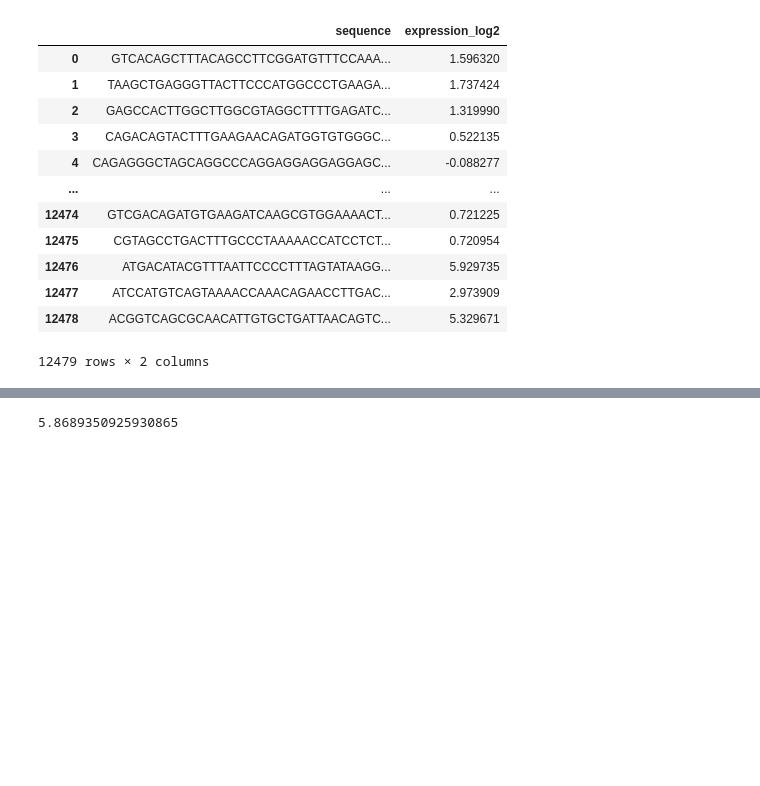
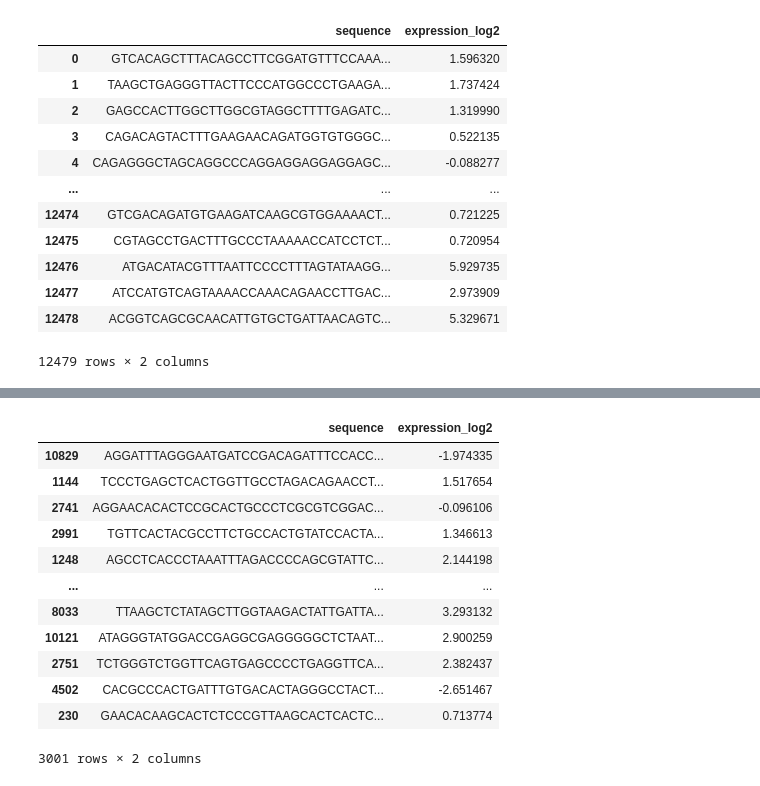
Before and after one commit to peter6866/CRX-Active-Learning, a Jupyter notebook: src/distance_uncertainty.ipynb, the cells around one changed output, grey strips where cells are left out. Cells and saved outputs as stored; diff of their text form; code cells hidden in the pictures; blank space fills up the shorter version.

```diff
--- a/src/distance_uncertainty.ipynb
+++ b/src/distance_uncertainty.ipynb
@@ -68,6 +56,27 @@ array([[-2.67608851e-01,  6.32093251e-01, -3.98190588e-01, ...,
 def euclidean_distance(a, b):
     return np.linalg.norm(a - b)
 # %%
-euclidean_distance(embeddings_mean[6],embeddings_mean[5454])
+def find_max_distance_indices(data, start_idx, num_iterations):
+    # List to store the indices of the data points
+    selected_indices = [start_idx]
+    current_point = data[start_idx]
+
+    for i in range(num_iterations):
+        max_distance = -1
+        max_distance_idx = -1
+
+        for idx, point in enumerate(data):
+            if idx not in selected_indices:
+                distance = euclidean_distance(current_point, point)
+                if distance > max_distance:
+                    max_distance = distance
+                    max_distance_idx = idx
+
+        if max_distance_idx != -1:
+            selected_indices.append(max_distance_idx)
+            current_point = data[max_distance_idx]
+        else:
+            # Break if we cannot find a point further away (although very unlikely)
+            break
+
+    return selected_indices
-# %% [output]
-5.8689350925930865
@@ -79,0 +83,21 @@ def cosine_similarity(a, b):
+# %%
+selected_indices = find_max_distance_indices(embeddings_mean, 10829, 3000)
+# %%
+selected_indices = np.array(selected_indices)
+# %%
+largest_seqs = df.iloc[selected_indices]
+largest_seqs
+# %% [output]
+|  | sequence | expression_log2 |
+| 10829 | AGGATTTAGGGAATGATCCGACAGATTTCCACC... | -1.974335 |
+| 1144 | TCCCTGAGCTCACTGGTTGCCTAGACAGAACCT... | 1.517654 |
+| 2741 | AGGAACACACTCCGCACTGCCCTCGCGTCGGAC... | -0.096106 |
+| 2991 | TGTTCACTACGCCTTCTGCCACTGTATCCACTA... | 1.346613 |
+| 1248 | AGCCTCACCCTAAATTTAGACCCCAGCGTATTC... | 2.144198 |
+| ... | ... | ... |
+| 8033 | TTAAGCTCTATAGCTTGGTAAGACTATTGATTA... | 3.293132 |
+| 10121 | ATAGGGTATGGACCGAGGCGAGGGGGCTCTAAT... | 2.900259 |
+| 2751 | TCTGGGTCTGGTTCAGTGAGCCCCTGAGGTTCA... | 2.382437 |
+| 4502 | CACGCCCACTGATTTGTGACACTAGGGCCTACT... | -2.651467 |
+| 230 | GAACACAAGCACTCTCCCGTTAAGCACTCACTC... | 0.713774 |
+3001 rows × 2 columns
```
Also changed, not shown: parts of 3 cells of this notebook, 2 other files.
